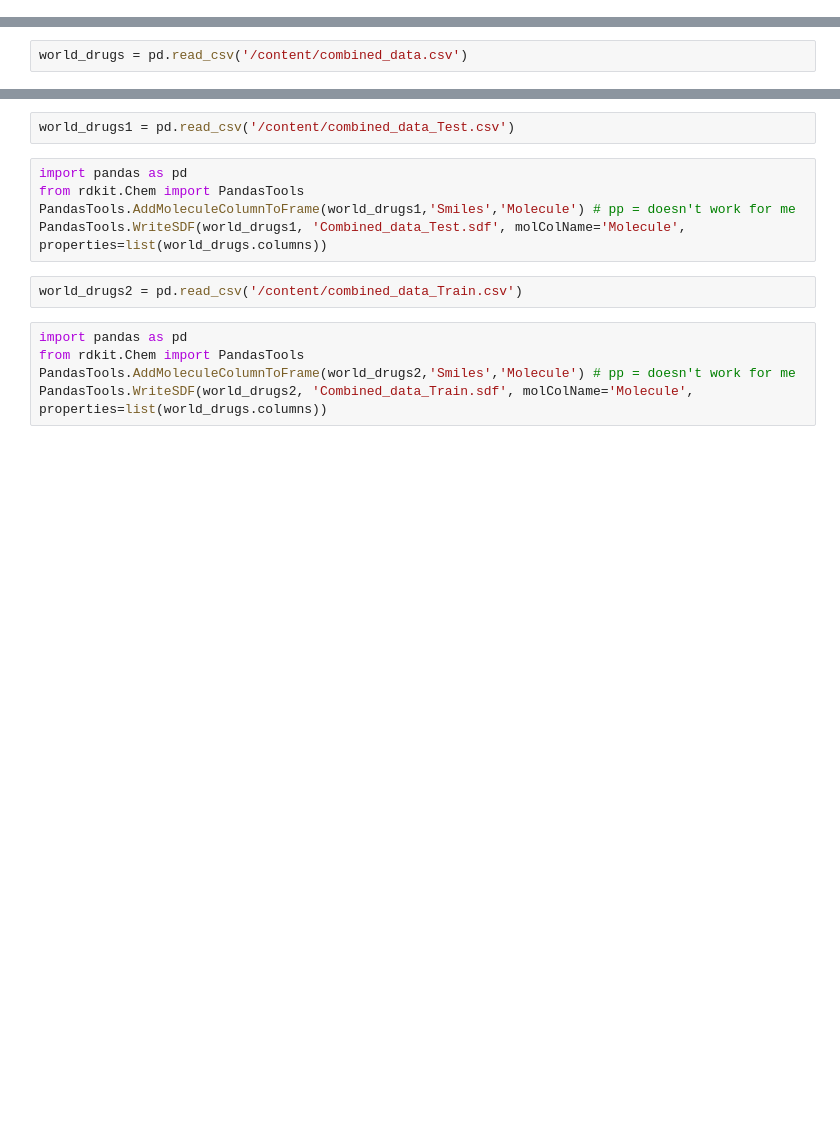
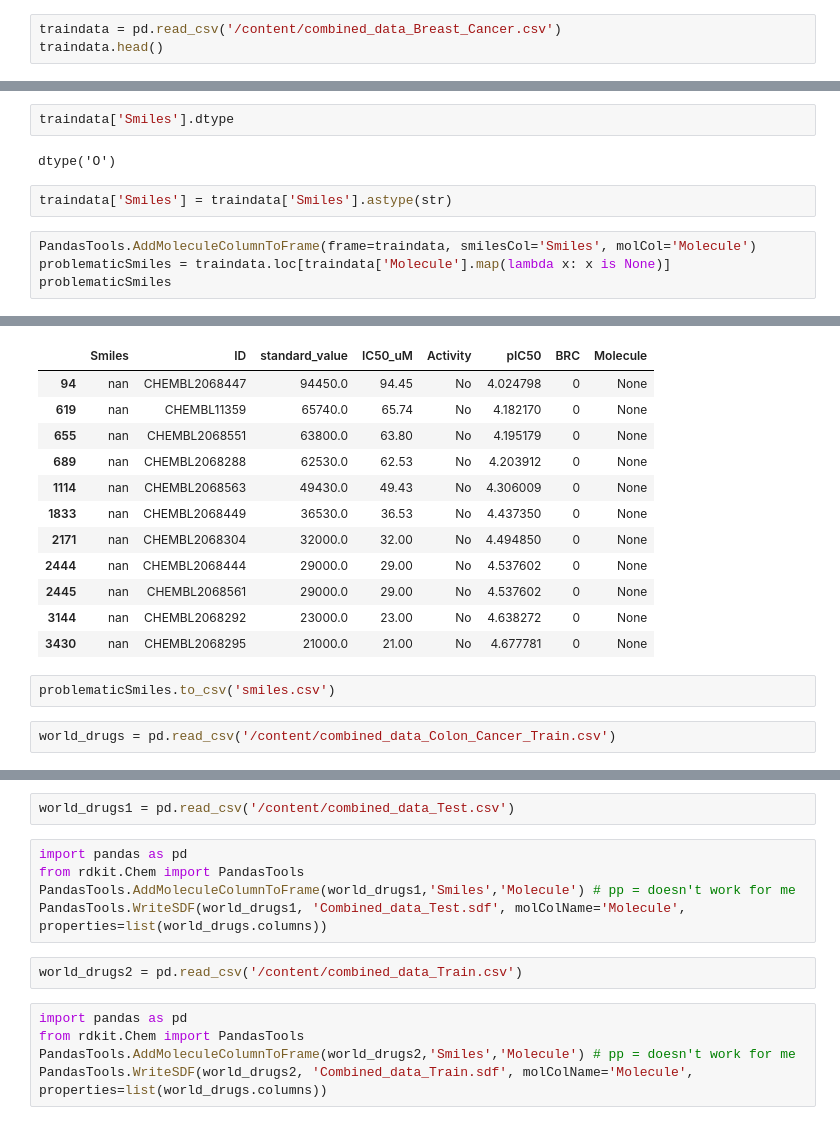
Before and after one commit to Jahan08/RDKit-application-Cheminformatics-Analysis, a Jupyter notebook: Convert_CSV_SDF.ipynb, the cells around one changed output, grey strips where cells are left out. Drawn from its saved outputs; the diff is of its cells as text; blank space fills up the shorter version.

```diff
--- a/Convert_CSV_SDF.ipynb
+++ b/Convert_CSV_SDF.ipynb
@@ -22,0 +27,3 @@ print(rdkit.rdBase.rdkitVersion)
+# %%
+traindata = pd.read_csv('/content/combined_data_Breast_Cancer.csv')
+traindata.head()
@@ -22,0 +37,11 @@ print(rdkit.rdBase.rdkitVersion)
+# %%
+traindata['Smiles'].dtype
+# %% [output]
+dtype('O')
+# %%
+traindata['Smiles'] = traindata['Smiles'].astype(str)
+# %%
+PandasTools.AddMoleculeColumnToFrame(frame=traindata, smilesCol='Smiles', molCol='Molecule')
+problematicSmiles = traindata.loc[traindata['Molecule'].map(lambda x: x is None)]
+problematicSmiles
+# %% [output]
@@ -23,5 +65,19 @@ print(rdkit.rdBase.rdkitVersion)
+|  | Smiles | ID | standard_value | IC50_uM | Activity | pIC50 | BRC | Molecule |
+| 94 | nan | CHEMBL2068447 | 94450.0 | 94.45 | No | 4.024798 | 0 | None |
+| 619 | nan | CHEMBL11359 | 65740.0 | 65.74 | No | 4.182170 | 0 | None |
+| 655 | nan | CHEMBL2068551 | 63800.0 | 63.80 | No | 4.195179 | 0 | None |
+| 689 | nan | CHEMBL2068288 | 62530.0 | 62.53 | No | 4.203912 | 0 | None |
+| 1114 | nan | CHEMBL2068563 | 49430.0 | 49.43 | No | 4.306009 | 0 | None |
+| 1833 | nan | CHEMBL2068449 | 36530.0 | 36.53 | No | 4.437350 | 0 | None |
+| 2171 | nan | CHEMBL2068304 | 32000.0 | 32.00 | No | 4.494850 | 0 | None |
+| 2444 | nan | CHEMBL2068444 | 29000.0 | 29.00 | No | 4.537602 | 0 | None |
+| 2445 | nan | CHEMBL2068561 | 29000.0 | 29.00 | No | 4.537602 | 0 | None |
+| 3144 | nan | CHEMBL2068292 | 23000.0 | 23.00 | No | 4.638272 | 0 | None |
+| 3430 | nan | CHEMBL2068295 | 21000.0 | 21.00 | No | 4.677781 | 0 | None |
+# %%
+problematicSmiles.to_csv('smiles.csv')
 # %%
-world_drugs = pd.read_csv('/content/combined_data.csv')
+world_drugs = pd.read_csv('/content/combined_data_Colon_Cancer_Train.csv')
 # %%
 world_drugs.head(2)
 # %% [output]
```
Also changed, not shown: parts of 8 cells of this notebook.
